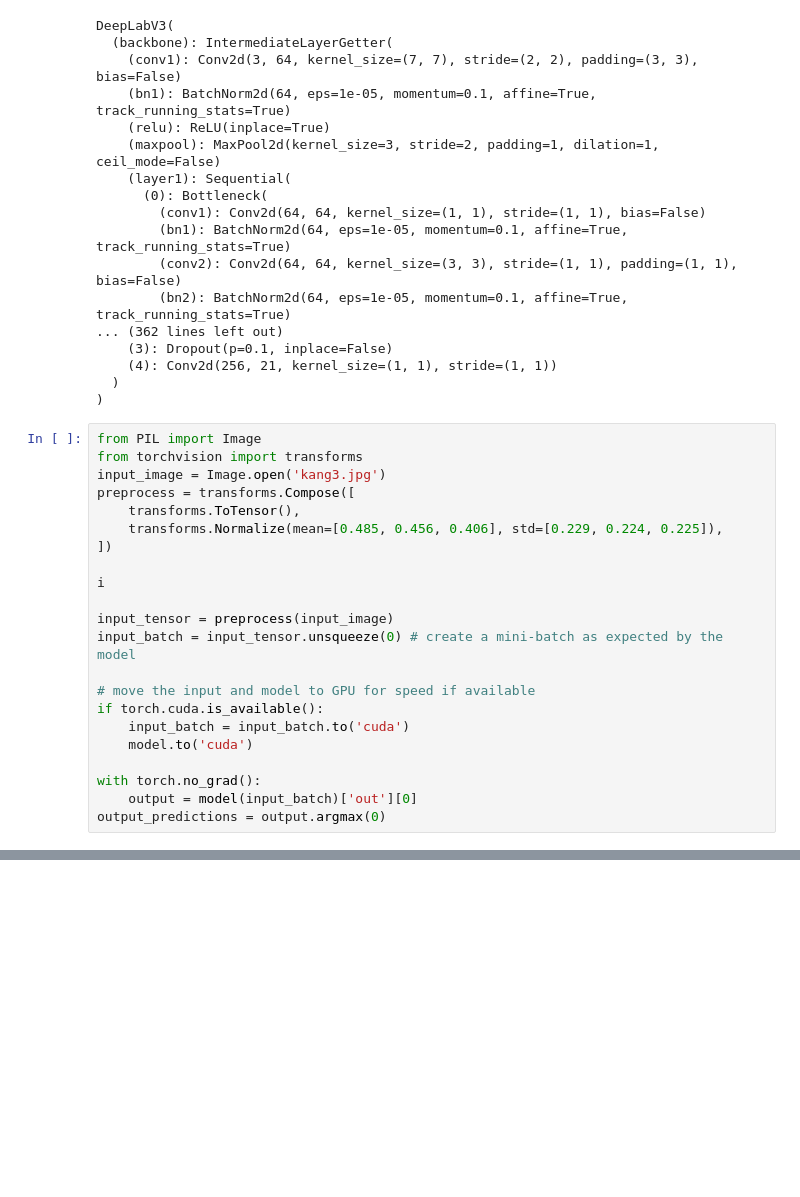
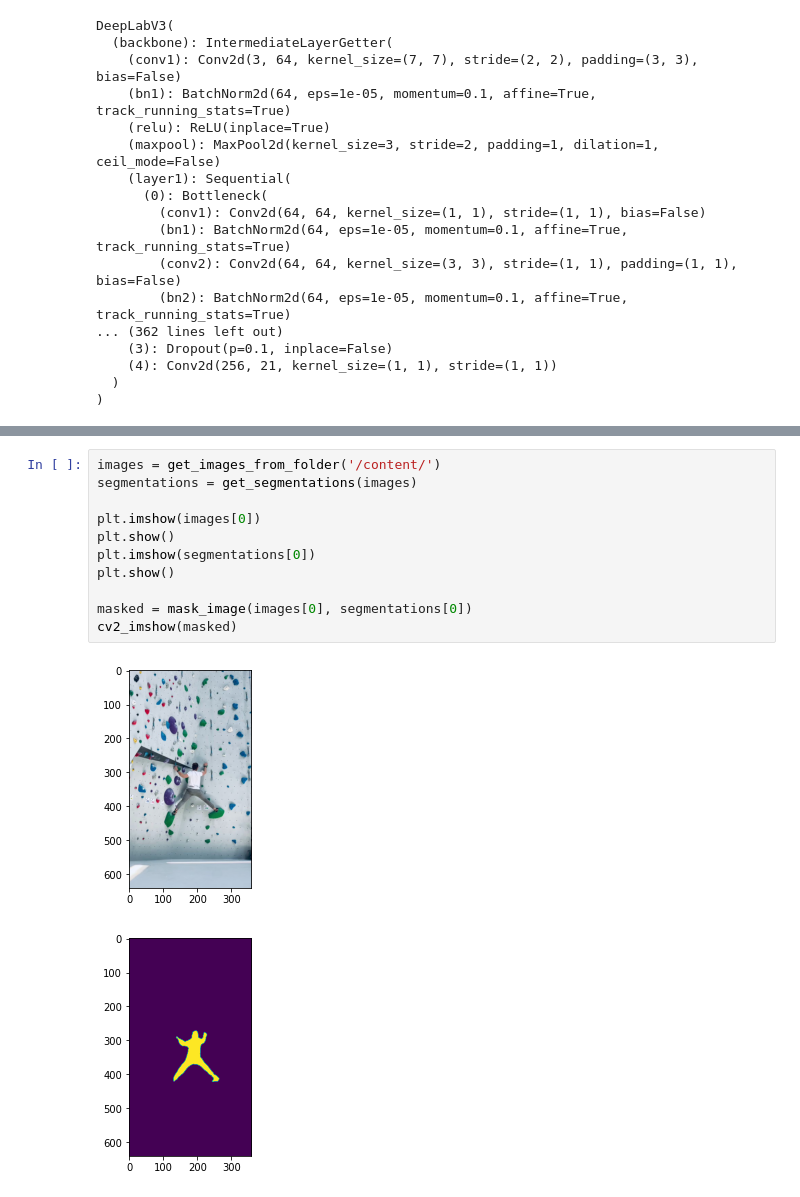
Before and after one commit to MikeDoes/START_HACK_2021, a Jupyter notebook: Segmentation.ipynb, the cells around one changed output, grey strips where cells are left out. Saved outputs shown, nothing was run; the diff lists cells and outputs as text; blank space fills up the shorter version.

```diff
--- a/Segmentation.ipynb
+++ b/Segmentation.ipynb
@@ -28,25 +33,3 @@ DeepLabV3(
     (4): Conv2d(256, 21, kernel_size=(1, 1), stride=(1, 1))
   )
 )
-# %%
-from PIL import Image
-from torchvision import transforms
-input_image = Image.open('kang3.jpg')
-preprocess = transforms.Compose([
-    transforms.ToTensor(),
-    transforms.Normalize(mean=[0.485, 0.456, 0.406], std=[0.229, 0.224, 0.225]),
-])
-
-i
-
-input_tensor = preprocess(input_image)
-input_batch = input_tensor.unsqueeze(0) # create a mini-batch as expected by the model
-
-# move the input and model to GPU for speed if available
-if torch.cuda.is_available():
-    input_batch = input_batch.to('cuda')
-    model.to('cuda')
-
-with torch.no_grad():
-    output = model(input_batch)['out'][0]
-output_predictions = output.argmax(0)
@@ -68,0 +105,14 @@ plt.imshow(r)
+# %%
+images = get_images_from_folder('/content/')
+segmentations = get_segmentations(images)
+
+plt.imshow(images[0])
+plt.show()
+plt.imshow(segmentations[0])
+plt.show()
+
+masked = mask_image(images[0], segmentations[0])
+cv2_imshow(masked)
+# %% [output]
+[figure, added]
+[figure, added]
```
Also changed, not shown: parts of 6 cells of this notebook.
